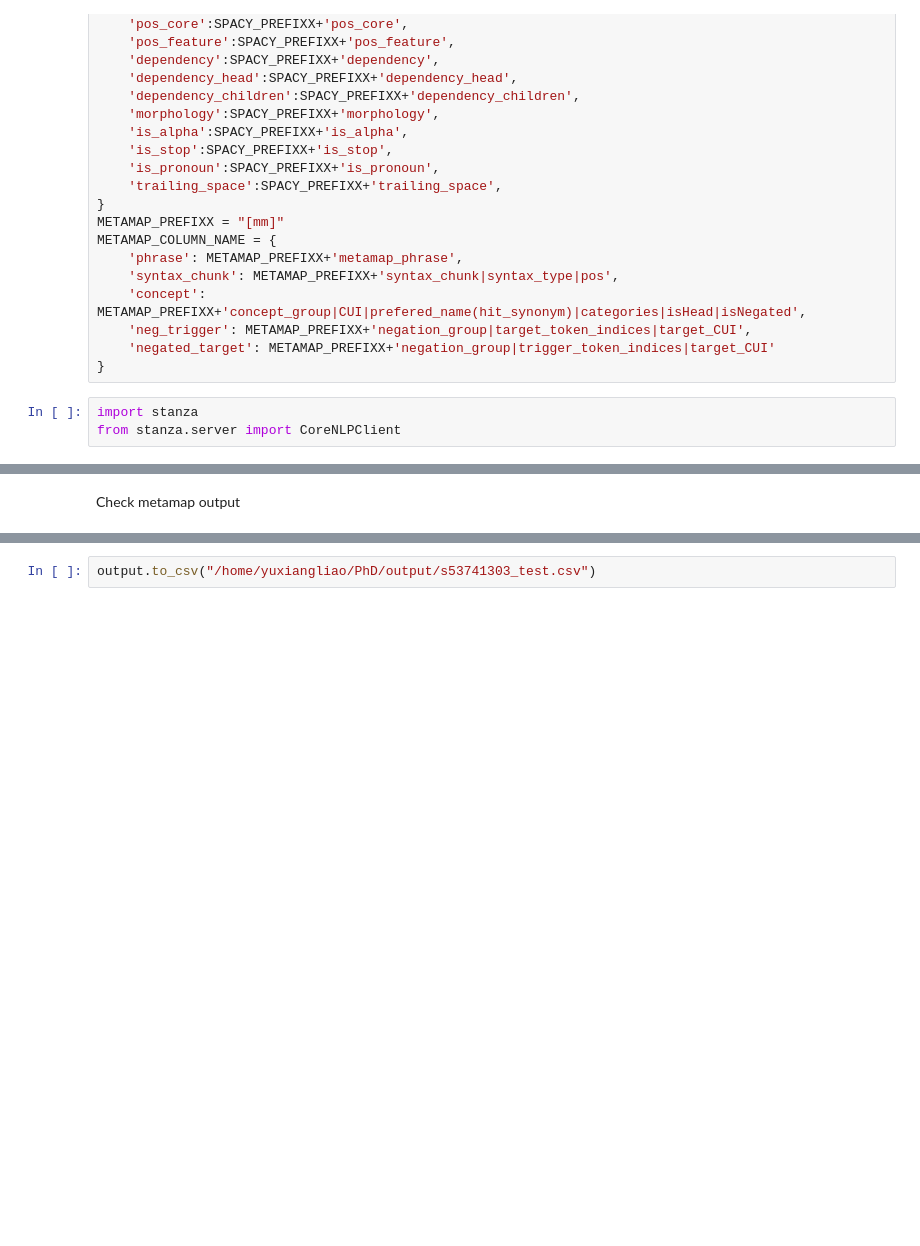
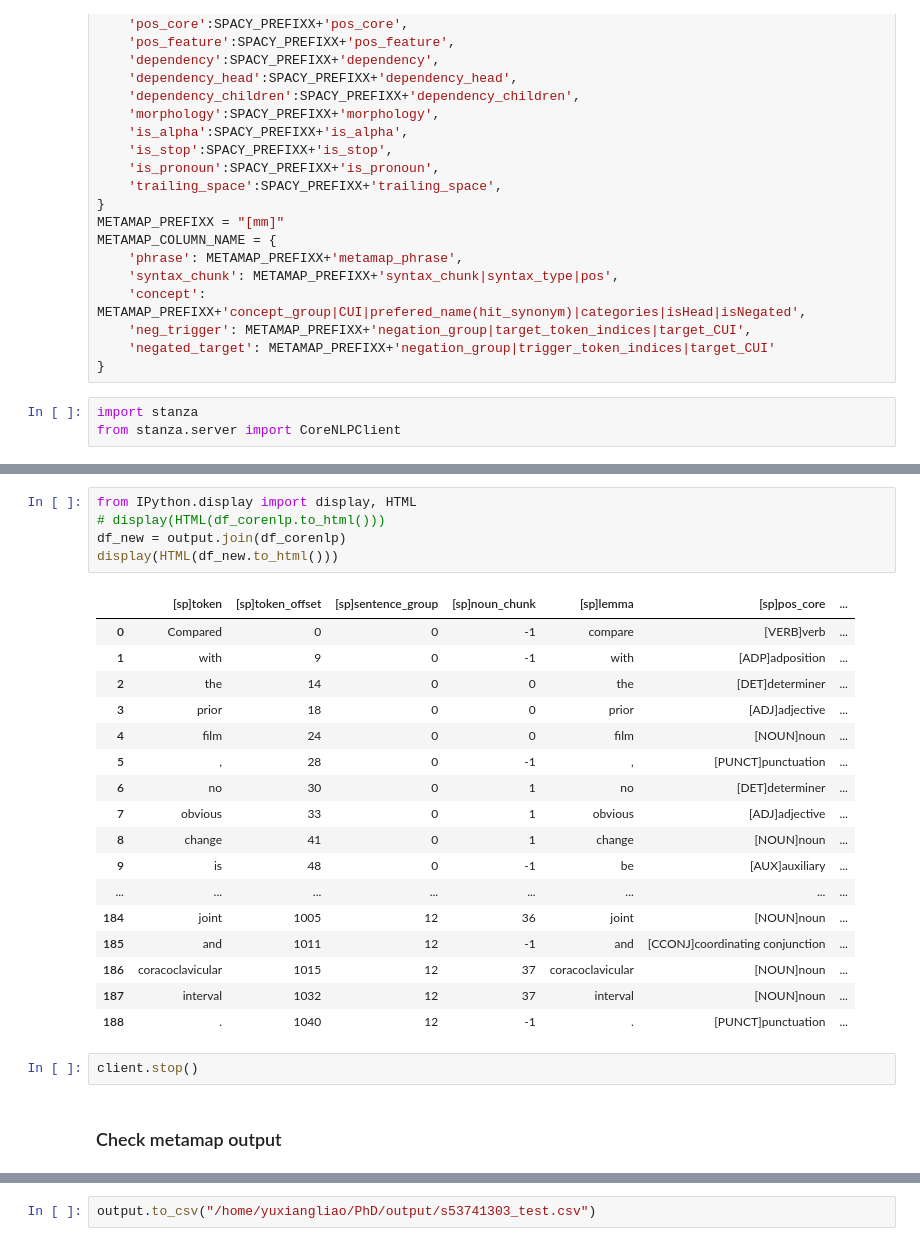
Before and after one commit to yxliao95/structured_reporting, a Jupyter notebook: 2_information_extraction_integrated.ipynb, the cells around one changed output, grey strips where cells are left out. Saved outputs shown, nothing was run; the diff lists cells and outputs as text; blank space fills up the shorter version.

Commit message:
Align coreNLP to spacy

```diff
--- a/2_information_extraction_integrated.ipynb
+++ b/2_information_extraction_integrated.ipynb
@@ -650,4 +719,29 @@ Finish Spacy+CoreNLP batch process in: 0.0688333511352539s
+# %%
+from IPython.display import display, HTML
+# display(HTML(df_corenlp.to_html()))
+df_new = output.join(df_corenlp)
+display(HTML(df_new.to_html()))
+# %% [output]
+|  | [sp]token | [sp]token_offset | [sp]sentence_group | [sp]noun_chunk | [sp]lemma | [sp]pos_core | ... |
+| 0 | Compared | 0 | 0 | -1 | compare | [VERB]verb | ... |
+| 1 | with | 9 | 0 | -1 | with | [ADP]adposition | ... |
+| 2 | the | 14 | 0 | 0 | the | [DET]determiner | ... |
+| 3 | prior | 18 | 0 | 0 | prior | [ADJ]adjective | ... |
+| 4 | film | 24 | 0 | 0 | film | [NOUN]noun | ... |
+| 5 | , | 28 | 0 | -1 | , | [PUNCT]punctuation | ... |
+| 6 | no | 30 | 0 | 1 | no | [DET]determiner | ... |
+| 7 | obvious | 33 | 0 | 1 | obvious | [ADJ]adjective | ... |
+| 8 | change | 41 | 0 | 1 | change | [NOUN]noun | ... |
+| 9 | is | 48 | 0 | -1 | be | [AUX]auxiliary | ... |
+| ... | ... | ... | ... | ... | ... | ... | ... |
+| 184 | joint | 1005 | 12 | 36 | joint | [NOUN]noun | ... |
+| 185 | and | 1011 | 12 | -1 | and | [CCONJ]coordinating conjunction | ... |
+| 186 | coracoclavicular | 1015 | 12 | 37 | coracoclavicular | [NOUN]noun | ... |
+| 187 | interval | 1032 | 12 | 37 | interval | [NOUN]noun | ... |
+| 188 | . | 1040 | 12 | -1 | . | [PUNCT]punctuation | ... |
+# %%
+client.stop()
 # %% [markdown]
-Check metamap output
+### Check metamap output
 # %%
 output[output[SPACY_COLUMN_NAME['pos_core']].str.contains("PRON")]
```
Also changed, not shown: parts of 12 cells of this notebook, 1 other file.
